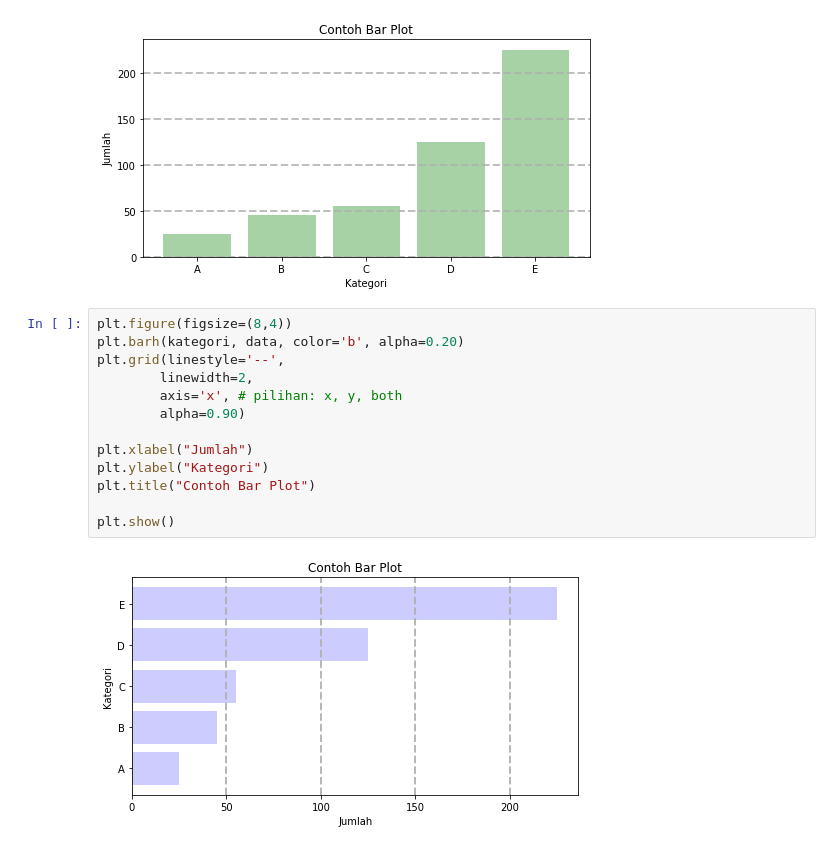
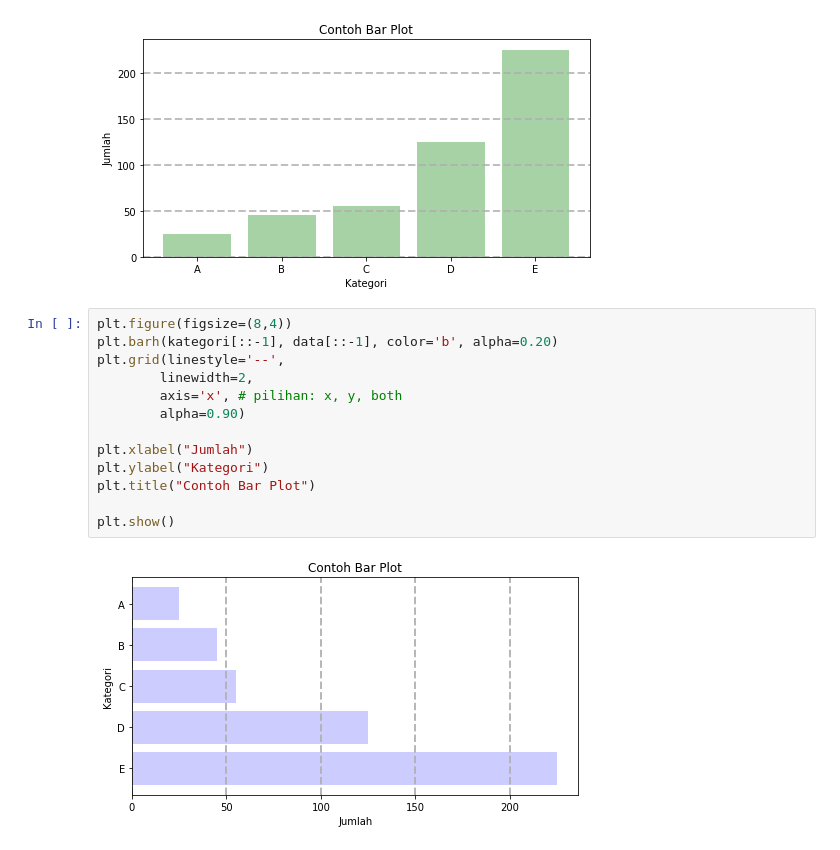
Before and after one commit to rshby/belajar_sendiri, a Jupyter notebook: Matplotlib.ipynb, the cells around one changed output. Cells and saved outputs as stored; diff of their text form.

```diff
--- a/Matplotlib.ipynb
+++ b/Matplotlib.ipynb
@@ -341,16 +341,16 @@ plt.show()
 [figure]
 # %%
 plt.figure(figsize=(8,4))
-plt.barh(kategori, data, color='b', alpha=0.20)
+plt.barh(kategori[::-1], data[::-1], color='b', alpha=0.20)
 plt.grid(linestyle='--',
         linewidth=2,
         axis='x', # pilihan: x, y, both
         alpha=0.90)
 
 plt.xlabel("Jumlah")
 plt.ylabel("Kategori")
 plt.title("Contoh Bar Plot")
 
 plt.show()
 # %% [output]
-[figure, old version]
+[figure, new version]
```
